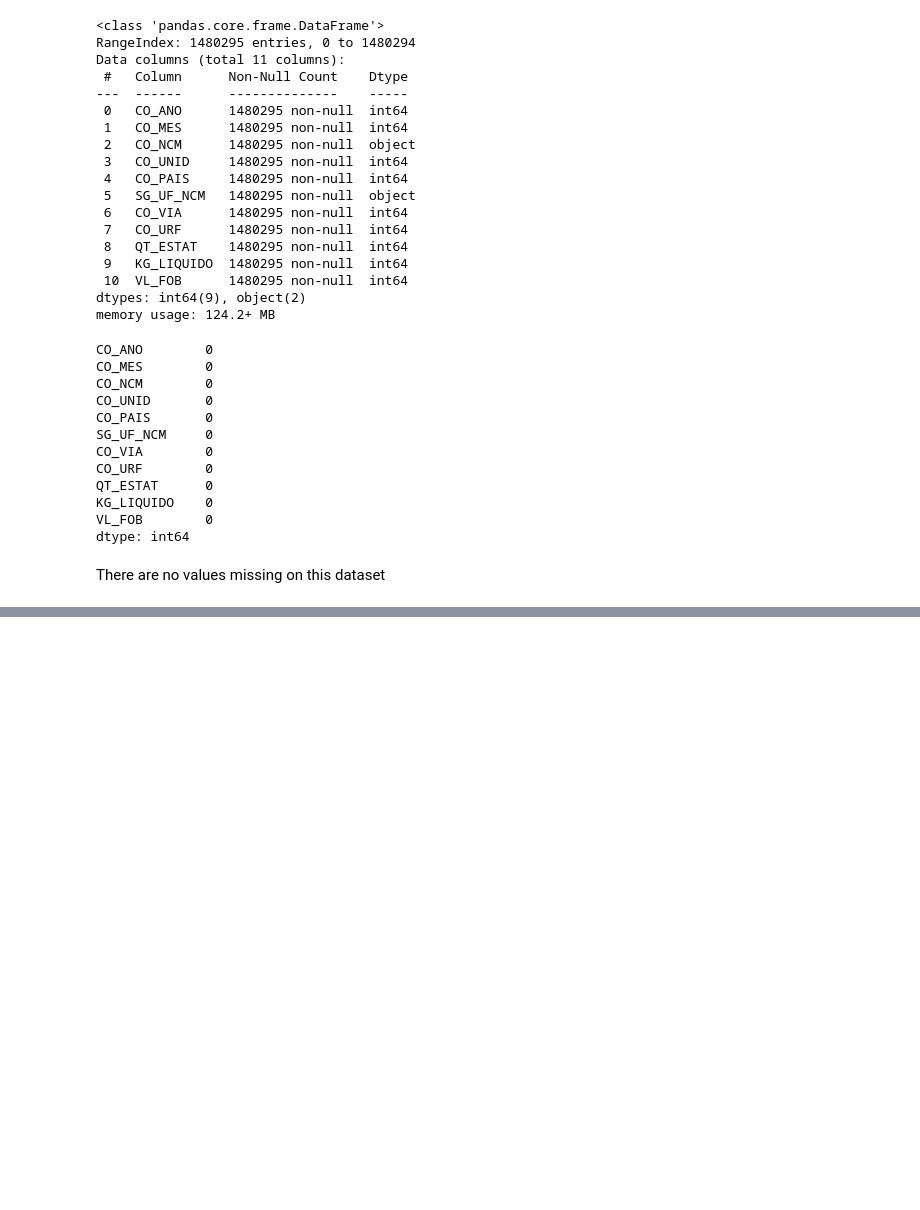
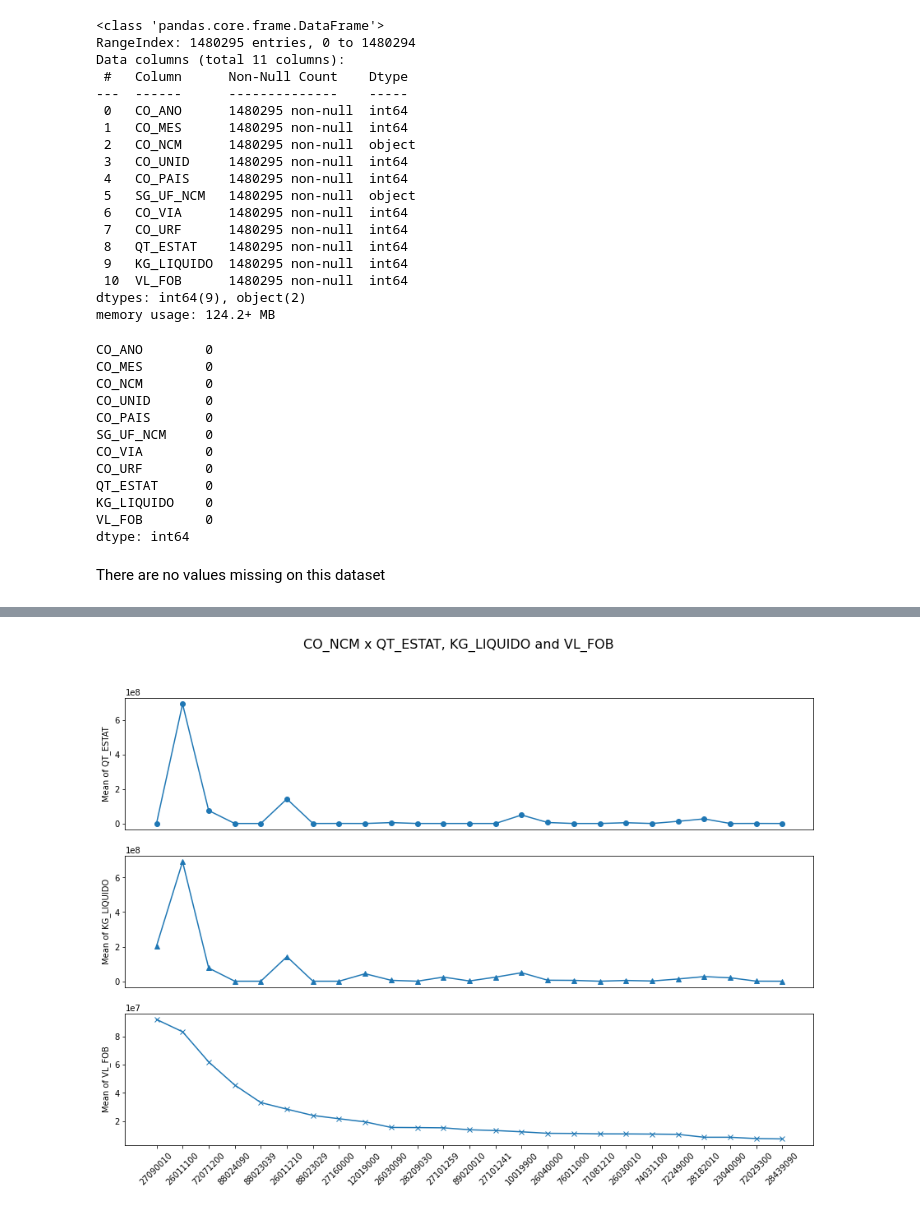
Before and after one commit to 1colete/exportacao_comex, a Jupyter notebook: notebook.ipynb, the cells around one changed output, grey strips where cells are left out. Saved outputs shown, nothing was run; the diff lists cells and outputs as text; code cells hidden in the pictures; blank space fills up the shorter version.

```diff
--- a/notebook.ipynb
+++ b/notebook.ipynb
@@ -119,0 +147,27 @@ fig.show()
+# %%
+# creating multiples plots to compare with
+fig, ax = plt.subplots(nrows=3,ncols=1,figsize=(15,10))
+
+ax[0].plot(co_ncm['CO_NCM'],
+           co_ncm['QT_ESTAT'],
+           marker='o')
+ax[0].set_ylabel('Mean of QT_ESTAT')
+ax[0].set_xticks([])
+
+ax[1].plot(co_ncm['CO_NCM'],
+           co_ncm['KG_LIQUIDO'],
+           marker='^')
+ax[1].set_ylabel('Mean of KG_LIQUIDO')
+ax[1].set_xticks([])
+
+ax[2].plot(co_ncm['CO_NCM'],
+           co_ncm['VL_FOB'],
+           marker='x')
+ax[2].set_ylabel('Mean of VL_FOB')
+
+fig.suptitle('CO_NCM x QT_ESTAT, KG_LIQUIDO and VL_FOB', fontsize=16)
+plt.xticks(rotation = 45)
+
+plt.show()
+# %% [output]
+[figure, added]
```
Also changed, not shown: parts of 14 cells of this notebook.
